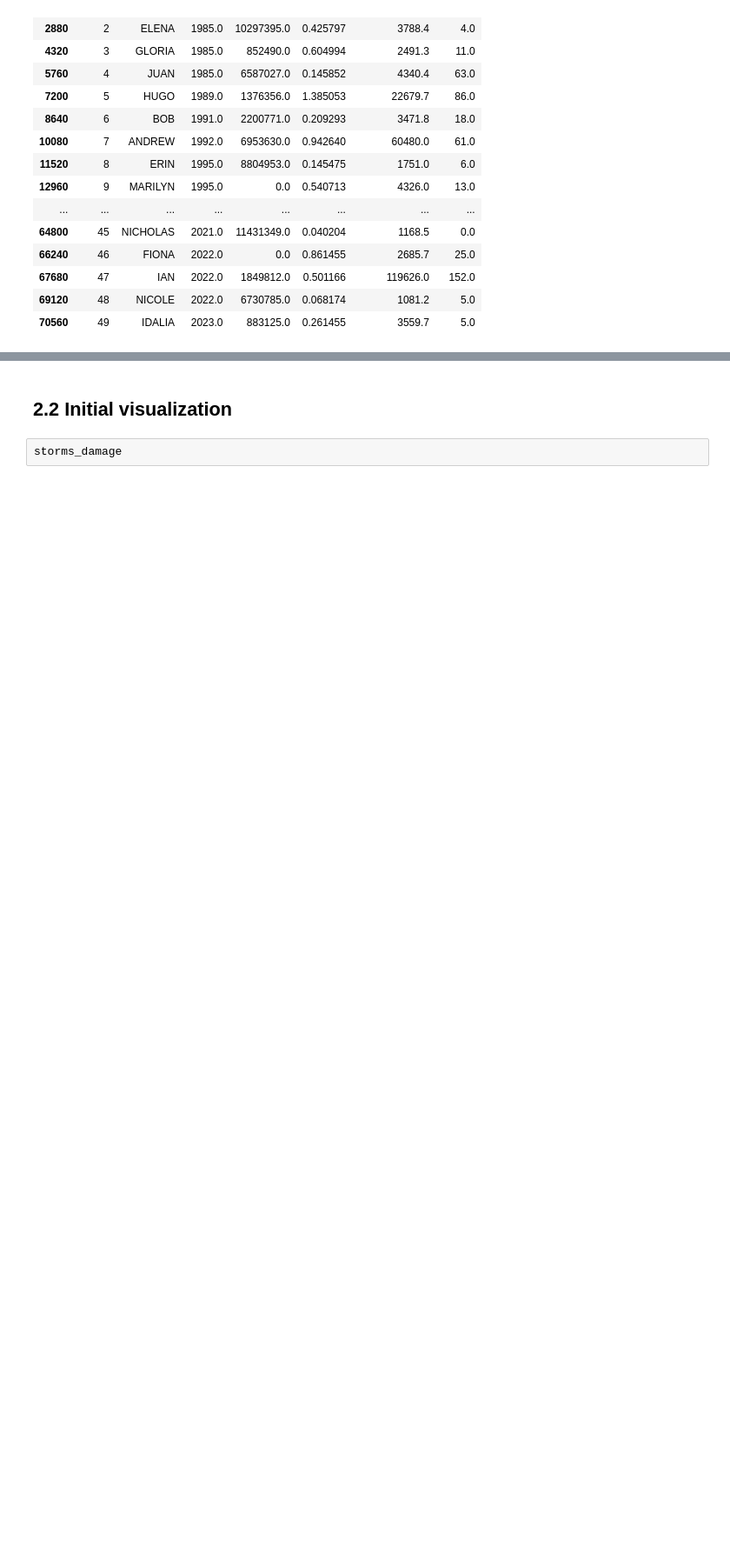
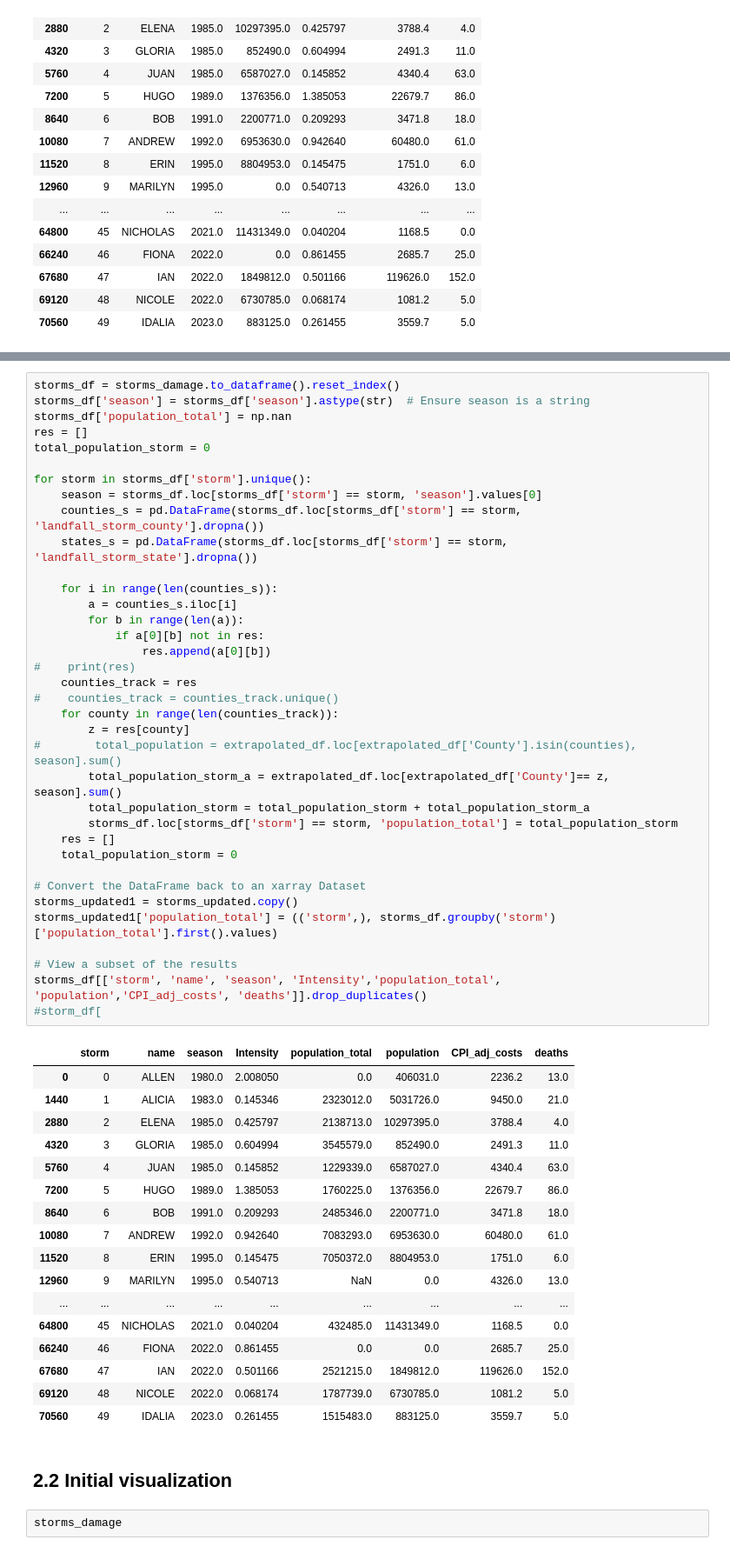
Before and after one commit to spariser/Hurricane_ML_proj_t5, a Jupyter notebook: Project1_Story_0208.ipynb, the cells around one changed output, grey strips where cells are left out. Shown at 87% size. Cells and saved outputs as stored; diff of their text form; blank space fills up the shorter version.

```diff
--- a/Project1_Story_0208.ipynb
+++ b/Project1_Story_0208.ipynb
@@ -747,3 +795,57 @@ storms_df[['storm', 'name', 'season', 'population', 'Intensity', 'CPI_adj_costs'
+# %%
+storms_df = storms_damage.to_dataframe().reset_index()
+storms_df['season'] = storms_df['season'].astype(str)  # Ensure season is a string
+storms_df['population_total'] = np.nan
+res = []
+total_population_storm = 0
+
+for storm in storms_df['storm'].unique():
+    season = storms_df.loc[storms_df['storm'] == storm, 'season'].values[0]
+    counties_s = pd.DataFrame(storms_df.loc[storms_df['storm'] == storm, 'landfall_storm_county'].dropna())
+    states_s = pd.DataFrame(storms_df.loc[storms_df['storm'] == storm, 'landfall_storm_state'].dropna())
+
+    for i in range(len(counties_s)):
+        a = counties_s.iloc[i]
+        for b in range(len(a)):
+            if a[0][b] not in res:
+                res.append(a[0][b])
+#    print(res)
+    counties_track = res
+#    counties_track = counties_track.unique()
+    for county in range(len(counties_track)):
+        z = res[county]
+#        total_population = extrapolated_df.loc[extrapolated_df['County'].isin(counties), season].sum()
+        total_population_storm_a = extrapolated_df.loc[extrapolated_df['County']== z, season].sum()
+        total_population_storm = total_population_storm + total_population_storm_a
+        storms_df.loc[storms_df['storm'] == storm, 'population_total'] = total_population_storm
+    res = []
+    total_population_storm = 0
+
+# Convert the DataFrame back to an xarray Dataset
+storms_updated1 = storms_updated.copy()
+storms_updated1['population_total'] = (('storm',), storms_df.groupby('storm')['population_total'].first().values)
+
+# View a subset of the results
+storms_df[['storm', 'name', 'season', 'Intensity','population_total', 'population','CPI_adj_costs', 'deaths']].drop_duplicates()
+#storm_df[
+# %% [output]
+|  | storm | name | season | Intensity | population_total | population | CPI_adj_costs | deaths |
+| 0 | 0 | ALLEN | 1980.0 | 2.008050 | 0.0 | 406031.0 | 2236.2 | 13.0 |
+| 1440 | 1 | ALICIA | 1983.0 | 0.145346 | 2323012.0 | 5031726.0 | 9450.0 | 21.0 |
+| 2880 | 2 | ELENA | 1985.0 | 0.425797 | 2138713.0 | 10297395.0 | 3788.4 | 4.0 |
+| 4320 | 3 | GLORIA | 1985.0 | 0.604994 | 3545579.0 | 852490.0 | 2491.3 | 11.0 |
+| 5760 | 4 | JUAN | 1985.0 | 0.145852 | 1229339.0 | 6587027.0 | 4340.4 | 63.0 |
+| 7200 | 5 | HUGO | 1989.0 | 1.385053 | 1760225.0 | 1376356.0 | 22679.7 | 86.0 |
+| 8640 | 6 | BOB | 1991.0 | 0.209293 | 2485346.0 | 2200771.0 | 3471.8 | 18.0 |
+| 10080 | 7 | ANDREW | 1992.0 | 0.942640 | 7083293.0 | 6953630.0 | 60480.0 | 61.0 |
+| 11520 | 8 | ERIN | 1995.0 | 0.145475 | 7050372.0 | 8804953.0 | 1751.0 | 6.0 |
+| 12960 | 9 | MARILYN | 1995.0 | 0.540713 | NaN | 0.0 | 4326.0 | 13.0 |
+| ... | ... | ... | ... | ... | ... | ... | ... | ... |
+| 64800 | 45 | NICHOLAS | 2021.0 | 0.040204 | 432485.0 | 11431349.0 | 1168.5 | 0.0 |
+| 66240 | 46 | FIONA | 2022.0 | 0.861455 | 0.0 | 0.0 | 2685.7 | 25.0 |
+| 67680 | 47 | IAN | 2022.0 | 0.501166 | 2521215.0 | 1849812.0 | 119626.0 | 152.0 |
+| 69120 | 48 | NICOLE | 2022.0 | 0.068174 | 1787739.0 | 6730785.0 | 1081.2 | 5.0 |
+| 70560 | 49 | IDALIA | 2023.0 | 0.261455 | 1515483.0 | 883125.0 | 3559.7 | 5.0 |
 # %% [markdown]
 ## 2.2 Initial visualization
 # %%
```
Also changed, not shown: parts of 13 cells of this notebook.
